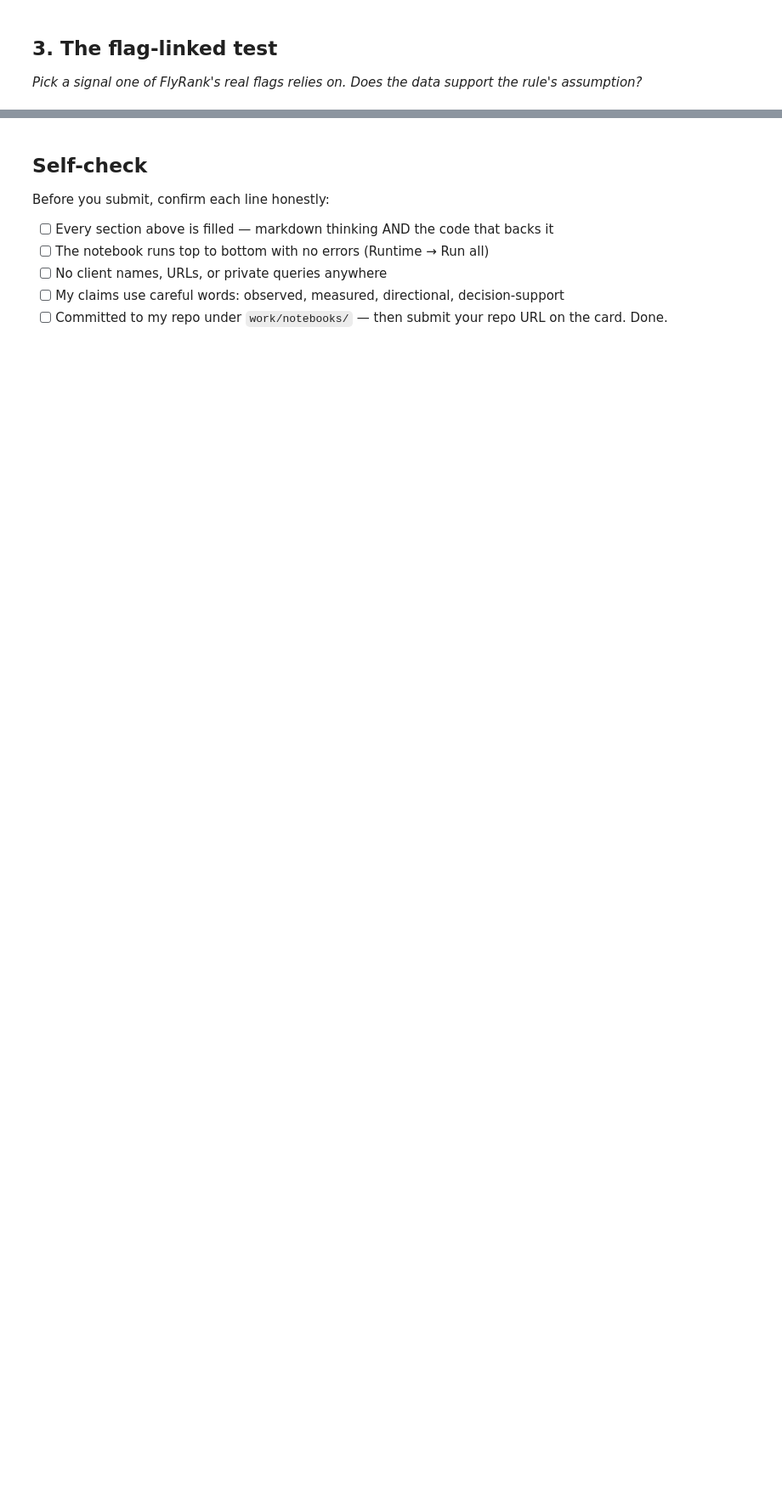
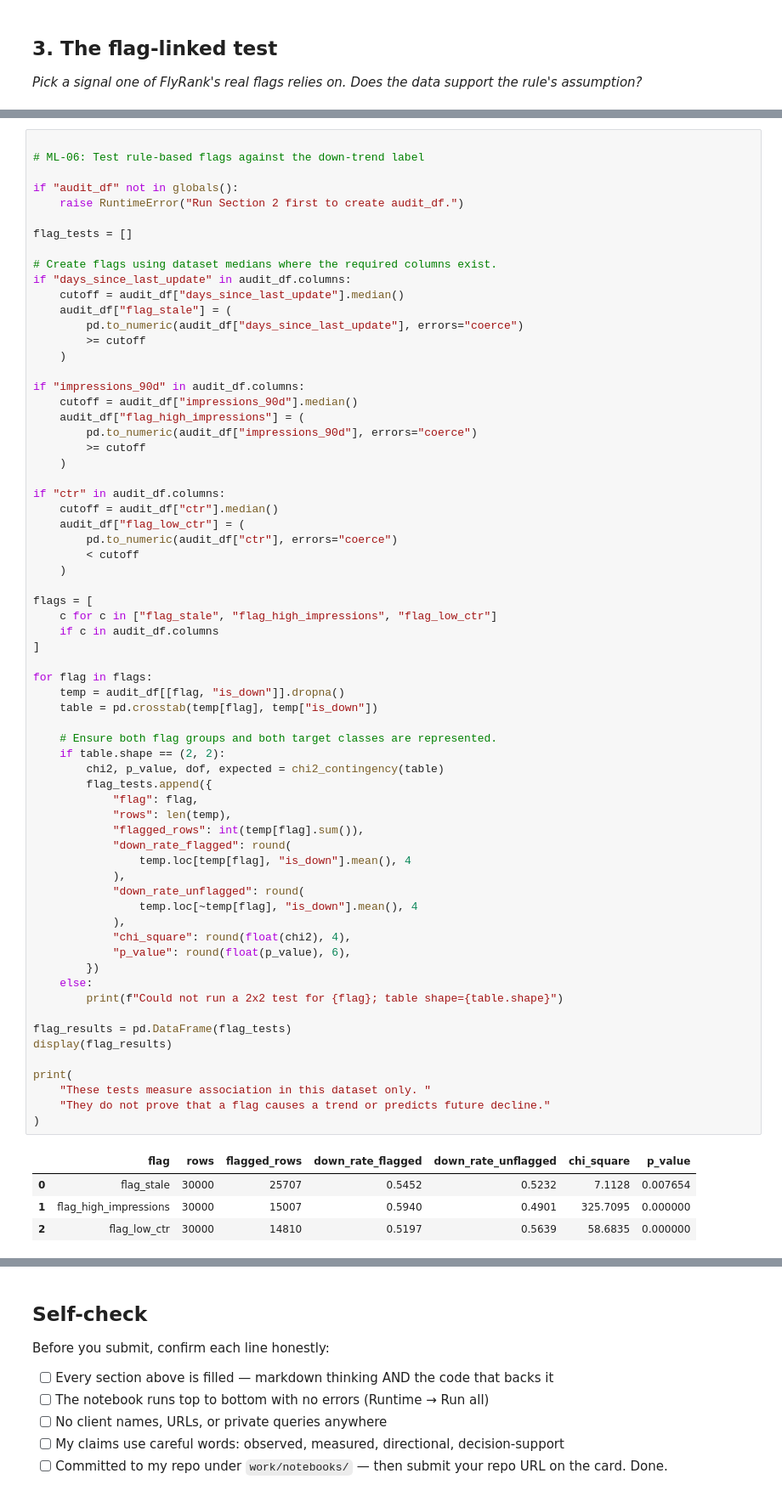
Before and after one commit to yashikasgh/flyrank-ml-internship, a Jupyter notebook: work/notebooks/w04_signal_audit.ipynb, the cells around one changed output, grey strips where cells are left out. Shown at 85% size. Saved outputs shown, nothing was run; the diff lists cells and outputs as text; blank space fills up the shorter version.

```diff
--- a/work/notebooks/w04_signal_audit.ipynb
+++ b/work/notebooks/w04_signal_audit.ipynb
@@ -36,0 +209,71 @@ This skeleton is yours to fill. Work the sections **in order** — each one has
+# %%
+
+# ML-06: Test rule-based flags against the down-trend label
+
+if "audit_df" not in globals():
+    raise RuntimeError("Run Section 2 first to create audit_df.")
+
+flag_tests = []
+
+# Create flags using dataset medians where the required columns exist.
+if "days_since_last_update" in audit_df.columns:
+    cutoff = audit_df["days_since_last_update"].median()
+    audit_df["flag_stale"] = (
+        pd.to_numeric(audit_df["days_since_last_update"], errors="coerce")
+        >= cutoff
+    )
+
+if "impressions_90d" in audit_df.columns:
+    cutoff = audit_df["impressions_90d"].median()
+    audit_df["flag_high_impressions"] = (
+        pd.to_numeric(audit_df["impressions_90d"], errors="coerce")
+        >= cutoff
+    )
+
+if "ctr" in audit_df.columns:
+    cutoff = audit_df["ctr"].median()
+    audit_df["flag_low_ctr"] = (
+        pd.to_numeric(audit_df["ctr"], errors="coerce")
+        < cutoff
+    )
+
+flags = [
+    c for c in ["flag_stale", "flag_high_impressions", "flag_low_ctr"]
+    if c in audit_df.columns
+]
+
+for flag in flags:
+    temp = audit_df[[flag, "is_down"]].dropna()
+    table = pd.crosstab(temp[flag], temp["is_down"])
+
+    # Ensure both flag groups and both target classes are represented.
+    if table.shape == (2, 2):
+        chi2, p_value, dof, expected = chi2_contingency(table)
+        flag_tests.append({
+            "flag": flag,
+            "rows": len(temp),
+            "flagged_rows": int(temp[flag].sum()),
+            "down_rate_flagged": round(
+                temp.loc[temp[flag], "is_down"].mean(), 4
+            ),
+            "down_rate_unflagged": round(
+                temp.loc[~temp[flag], "is_down"].mean(), 4
+            ),
+            "chi_square": round(float(chi2), 4),
+            "p_value": round(float(p_value), 6),
+        })
+    else:
+        print(f"Could not run a 2x2 test for {flag}; table shape={table.shape}")
+
+flag_results = pd.DataFrame(flag_tests)
+display(flag_results)
+
+print(
+    "These tests measure association in this dataset only. "
+    "They do not prove that a flag causes a trend or predicts future decline."
+)
+# %% [output]
+|  | flag | rows | flagged_rows | down_rate_flagged | down_rate_unflagged | chi_square | p_value |
+| 0 | flag_stale | 30000 | 25707 | 0.5452 | 0.5232 | 7.1128 | 0.007654 |
+| 1 | flag_high_impressions | 30000 | 15007 | 0.5940 | 0.4901 | 325.7095 | 0.000000 |
+| 2 | flag_low_ctr | 30000 | 14810 | 0.5197 | 0.5639 | 58.6835 | 0.000000 |
```
Also changed, not shown: parts of 13 cells of this notebook.
